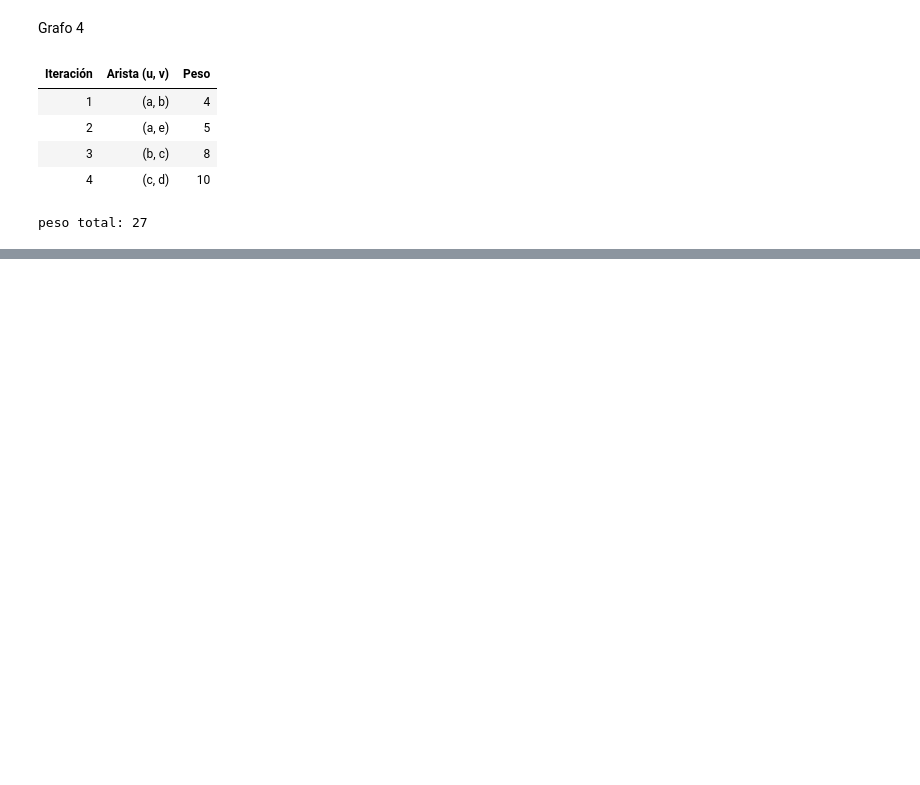
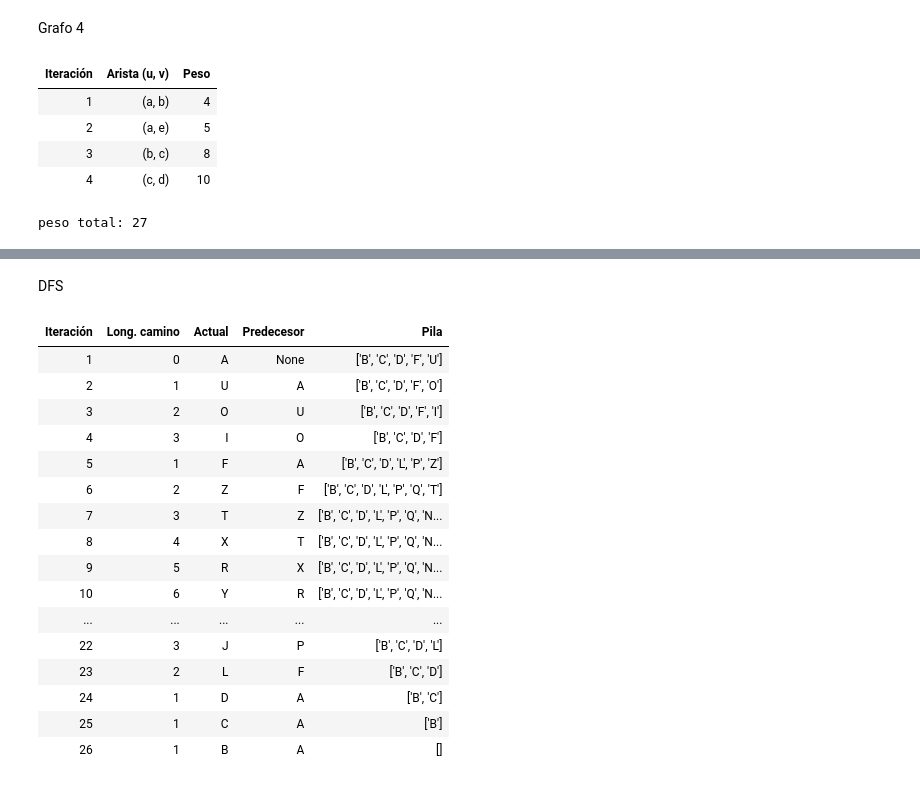
Before and after one commit to pepeul1191/grafos-estructuras-discretas, a Jupyter notebook: app.ipynb, the cells around one changed output, grey strips where cells are left out. Cells and saved outputs as stored; diff of their text form; code cells hidden in the pictures; blank space fills up the shorter version.

```diff
--- a/app.ipynb
+++ b/app.ipynb
@@ -487,0 +616,25 @@ peso total: 27
+# %% [markdown]
+DFS
+# %%
+df = dfs(grafo_letras, 'A')
+
+with pd.option_context("display.max_colwidth", None):
+    display(df.style.hide(axis="index"))
+# %% [output]
+| Iteración | Long. camino | Actual | Predecesor | Pila |
+| 1 | 0 | A | None | ['B', 'C', 'D', 'F', 'U'] |
+| 2 | 1 | U | A | ['B', 'C', 'D', 'F', 'O'] |
+| 3 | 2 | O | U | ['B', 'C', 'D', 'F', 'I'] |
+| 4 | 3 | I | O | ['B', 'C', 'D', 'F'] |
+| 5 | 1 | F | A | ['B', 'C', 'D', 'L', 'P', 'Z'] |
+| 6 | 2 | Z | F | ['B', 'C', 'D', 'L', 'P', 'Q', 'T'] |
+| 7 | 3 | T | Z | ['B', 'C', 'D', 'L', 'P', 'Q', 'N... |
+| 8 | 4 | X | T | ['B', 'C', 'D', 'L', 'P', 'Q', 'N... |
+| 9 | 5 | R | X | ['B', 'C', 'D', 'L', 'P', 'Q', 'N... |
+| 10 | 6 | Y | R | ['B', 'C', 'D', 'L', 'P', 'Q', 'N... |
+| ... | ... | ... | ... | ... |
+| 22 | 3 | J | P | ['B', 'C', 'D', 'L'] |
+| 23 | 2 | L | F | ['B', 'C', 'D'] |
+| 24 | 1 | D | A | ['B', 'C'] |
+| 25 | 1 | C | A | ['B'] |
+| 26 | 1 | B | A | [] |
```
Also changed, not shown: parts of 9 cells of this notebook, 1 other file.
